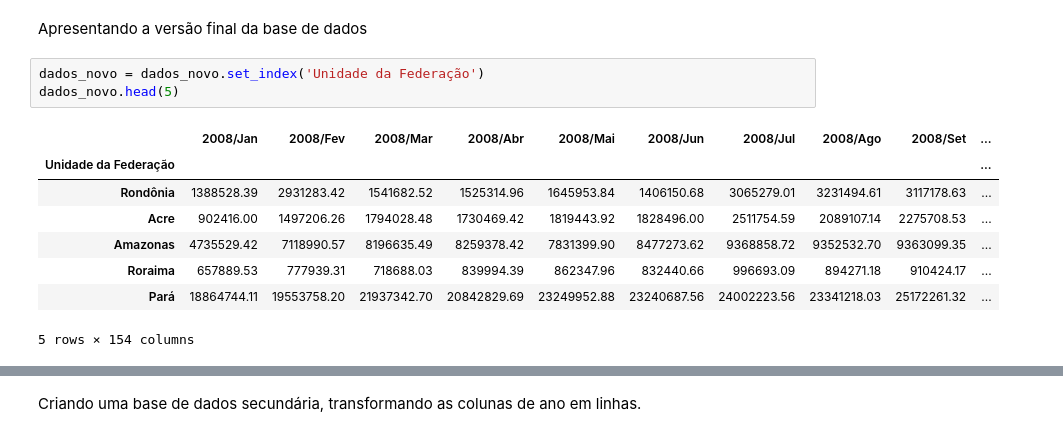
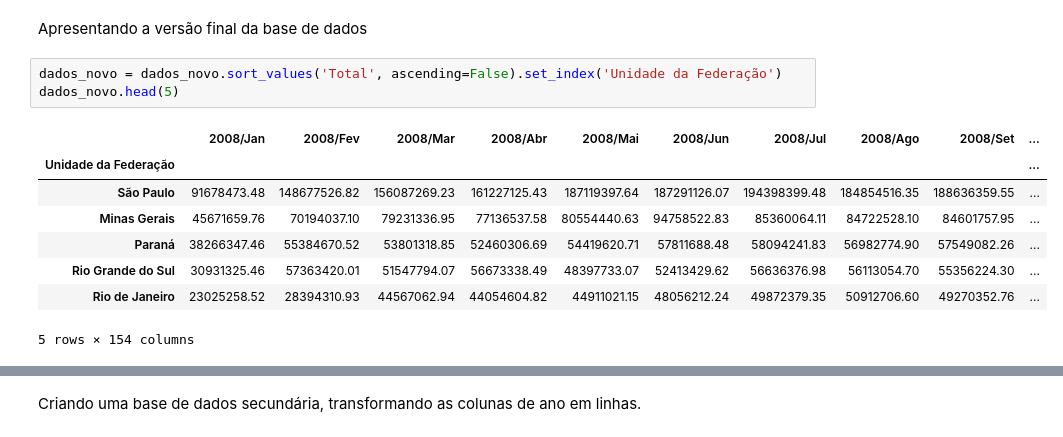
Before and after one commit to andrevcmelo/BootcampAlura2021, a Jupyter notebook: BootcampAlura_Modulo01.ipynb, the cells around one changed output, grey strips where cells are left out. Drawn from its saved outputs; the diff is of its cells as text.

```diff
--- a/BootcampAlura_Modulo01.ipynb
+++ b/BootcampAlura_Modulo01.ipynb
@@ -194,16 +178,16 @@ dados_novo[['Cod_UF','Unidade da Federação']].head(5)
 # %% [markdown]
 Apresentando a versão final da base de dados
 # %%
-dados_novo = dados_novo.set_index('Unidade da Federação')
+dados_novo = dados_novo.sort_values('Total', ascending=False).set_index('Unidade da Federação')
 dados_novo.head(5)
 # %% [output]
 |  | 2008/Jan | 2008/Fev | 2008/Mar | 2008/Abr | 2008/Mai | 2008/Jun | 2008/Jul | 2008/Ago | 2008/Set | ... |
 | Unidade da Federação |  |  |  |  |  |  |  |  |  | ... |
-| Rondônia | 1388528.39 | 2931283.42 | 1541682.52 | 1525314.96 | 1645953.84 | 1406150.68 | 3065279.01 | 3231494.61 | 3117178.63 | ... |
-| Acre | 902416.00 | 1497206.26 | 1794028.48 | 1730469.42 | 1819443.92 | 1828496.00 | 2511754.59 | 2089107.14 | 2275708.53 | ... |
-| Amazonas | 4735529.42 | 7118990.57 | 8196635.49 | 8259378.42 | 7831399.90 | 8477273.62 | 9368858.72 | 9352532.70 | 9363099.35 | ... |
-| Roraima | 657889.53 | 777939.31 | 718688.03 | 839994.39 | 862347.96 | 832440.66 | 996693.09 | 894271.18 | 910424.17 | ... |
-| Pará | 18864744.11 | 19553758.20 | 21937342.70 | 20842829.69 | 23249952.88 | 23240687.56 | 24002223.56 | 23341218.03 | 25172261.32 | ... |
+| São Paulo | 91678473.48 | 148677526.82 | 156087269.23 | 161227125.43 | 187119397.64 | 187291126.07 | 194398399.48 | 184854516.35 | 188636359.55 | ... |
+| Minas Gerais | 45671659.76 | 70194037.10 | 79231336.95 | 77136537.58 | 80554440.63 | 94758522.83 | 85360064.11 | 84722528.10 | 84601757.95 | ... |
+| Paraná | 38266347.46 | 55384670.52 | 53801318.85 | 52460306.69 | 54419620.71 | 57811688.48 | 58094241.83 | 56982774.90 | 57549082.26 | ... |
+| Rio Grande do Sul | 30931325.46 | 57363420.01 | 51547794.07 | 56673338.49 | 48397733.07 | 52413429.62 | 56636376.98 | 56113054.70 | 55356224.30 | ... |
+| Rio de Janeiro | 23025258.52 | 28394310.93 | 44567062.94 | 44054604.82 | 44911021.15 | 48056212.24 | 49872379.35 | 50912706.60 | 49270352.76 | ... |
 5 rows × 154 columns
 # %%
 dados_novo.index
```
Also changed, not shown: parts of 9 cells of this notebook.
